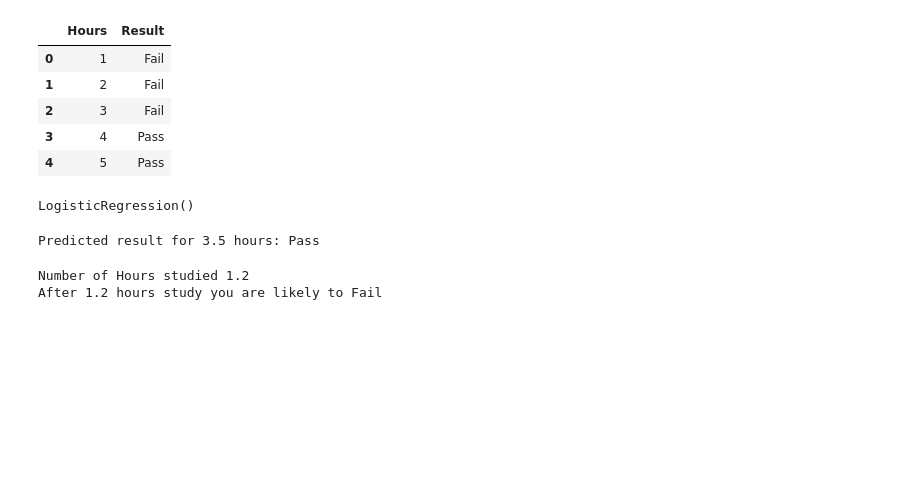
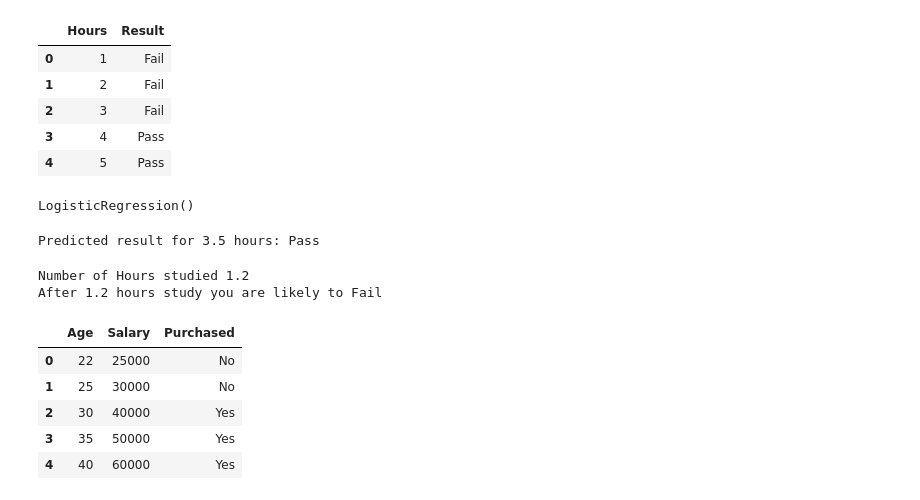
Before and after one commit to salman1256/aimltraining, a Jupyter notebook: Day-16/LogisticReg.ipynb, the cells around one changed output. Cells and saved outputs as stored; diff of their text form; code cells hidden in the pictures; blank space fills up the shorter version.

```diff
--- a/Day-16/LogisticReg.ipynb
+++ b/Day-16/LogisticReg.ipynb
@@ -42,0 +46,11 @@ After 1.2 hours study you are likely to Fail
+# %%
+# collect the data
+df=pd.read_csv('customer_purchase.csv')
+df
+# %% [output]
+|  | Age | Salary | Purchased |
+| 0 | 22 | 25000 | No |
+| 1 | 25 | 30000 | No |
+| 2 | 30 | 40000 | Yes |
+| 3 | 35 | 50000 | Yes |
+| 4 | 40 | 60000 | Yes |
```
Also changed, not shown: parts of 14 cells of this notebook, 3 other files.
